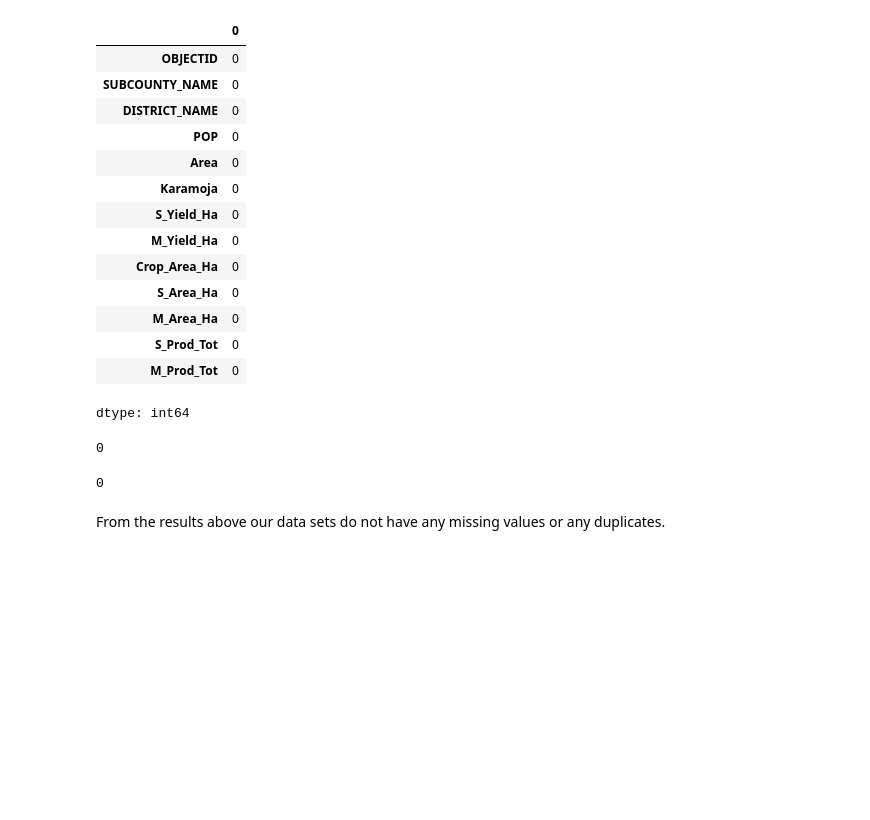
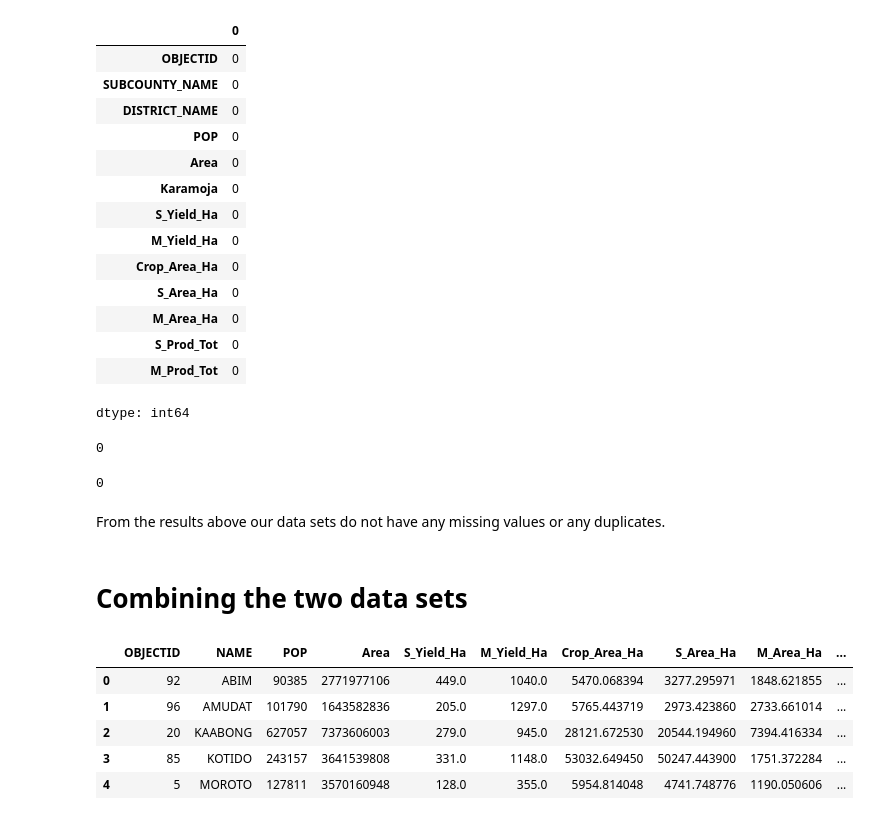
Before and after one commit to SMayienda/End-Project, a Jupyter notebook: KARAMOJA_PROJECT_.ipynb, the cells around one changed output. Saved outputs shown, nothing was run; the diff lists cells and outputs as text; code cells hidden in the pictures; blank space fills up the shorter version.

```diff
--- a/KARAMOJA_PROJECT_.ipynb
+++ b/KARAMOJA_PROJECT_.ipynb
@@ -197,3 +197,16 @@ karamoja_subcounty.duplicated().sum()
 0
 # %% [markdown]
 From the results above our data sets do not have any missing values or any duplicates.
+# %% [markdown]
+# Combining the two data sets
+# %%
+combine_df = pd.concat([karamoja_district, karamoja_subcounty])
+# %%
+combine_df.head()
+# %% [output]
+|  | OBJECTID | NAME | POP | Area | S_Yield_Ha | M_Yield_Ha | Crop_Area_Ha | S_Area_Ha | M_Area_Ha | ... |
+| 0 | 92 | ABIM | 90385 | 2771977106 | 449.0 | 1040.0 | 5470.068394 | 3277.295971 | 1848.621855 | ... |
+| 1 | 96 | AMUDAT | 101790 | 1643582836 | 205.0 | 1297.0 | 5765.443719 | 2973.423860 | 2733.661014 | ... |
+| 2 | 20 | KAABONG | 627057 | 7373606003 | 279.0 | 945.0 | 28121.672530 | 20544.194960 | 7394.416334 | ... |
+| 3 | 85 | KOTIDO | 243157 | 3641539808 | 331.0 | 1148.0 | 53032.649450 | 50247.443900 | 1751.372284 | ... |
+| 4 | 5 | MOROTO | 127811 | 3570160948 | 128.0 | 355.0 | 5954.814048 | 4741.748776 | 1190.050606 | ... |
```
